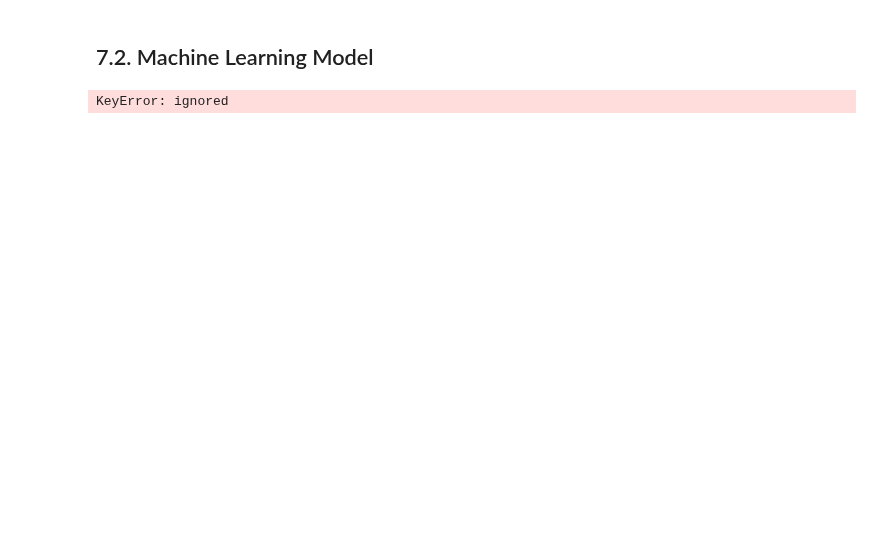
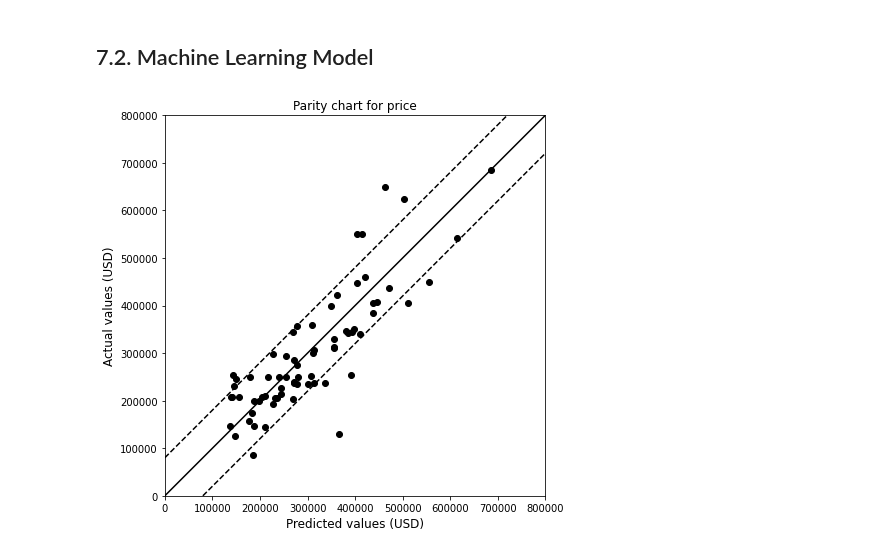
Before and after one commit to lucasquemelli/House_Rocket_Machine_Learning, a Jupyter notebook: House_Rocket_ML.ipynb, the cells around one changed output. Cells and saved outputs as stored; diff of their text form; code cells hidden in the pictures; blank space fills up the shorter version.

```diff
--- a/House_Rocket_ML.ipynb
+++ b/House_Rocket_ML.ipynb
@@ -2306,19 +2311,17 @@ data_business_new
 # %% [markdown]
 ## 7.2. Machine Learning Model
 # %%
-def season_dummmies(data_business_new):
-  data_business_new = pd.get_dummies(data_business_new, columns=['season'])
-
-  return data_business_new
-
 def target_features(data_business_new):
-  y_data  = data_business_new['price']
-  x_data = data_business_new['bedrooms','bathrooms','sqft_living','sqft_lot','floors','waterfront','view',
+  target  = 'price'
+  features = ['bedrooms','bathrooms','sqft_living','sqft_lot','floors','waterfront','view',
              'condition','grade','sqft_above','sqft_basement','yr_built','yr_renovated',
              'zipcode','lat','long','in_city','basement','renovation','construction',
               'dayofweek','month','year','living_and_bathrooms','living_and_grade',
               'bathrooms_and_grade_and_living','season_Fall','season_Spring',
               'season_Summer','season_Winter']
+
+  y_data = data_business_new[target]
+  x_data = data_business_new[features]
 
   return y_data, x_data
 
@@ -2339,43 +2342,44 @@ def fit_model(x_data_scaled, y_data):
   return estimator_lr
 
 def predict_values(x_data_scaled):
-  predictions_lr = estimator_lr.predict(x_train_scaled)
+  predictions_lr = estimator_lr.predict(x_data_scaled)
 
   return predictions_lr
 
 def parity_chart(data_business_new):
   plt.figure(figsize=(7,7))
 
   plt.axes().set_aspect('equal','box')
-  plt.scatter(predictions_lr, data_business_new['price'])
+  plt.scatter(predictions_lr, data_business_new['price'], color = 'black')
   plt.plot((0, 800000), (0, 800000), 'k-')
+  plt.plot((0, 720000), (80000, 800000), 'k--')
+  plt.plot((80000, 800000), (0, 720000), 'k--')
 
   plt.xlim(0, 800000)
   plt.ylim(0, 800000)
   plt.title("Parity chart for price")
   plt.xlabel("Predicted values (USD)", fontsize = 12)
   plt.ylabel("Actual values (USD)", fontsize = 12)
 
   plt.show()
 
   return None
 
 if __name__ == '__main__':
-  data_business_new = season_dummmies(data_business_new)
 
   y_data, x_data = target_features(data_business_new)
 
   scale, x_data_scaled = data_normalize(x_data)
 
   linear_regression = define_model()
 
   estimator_lr = fit_model(x_data_scaled, y_data)
 
   predictions_lr = predict_values(x_data_scaled)
 
   parity_chart(data_business_new)
 # %% [output]
-KeyError: ignored
+[figure, added]
 # %%
 data_business_new.dtypes
 # %% [output]
```
Also changed, not shown: parts of 3 cells of this notebook.
